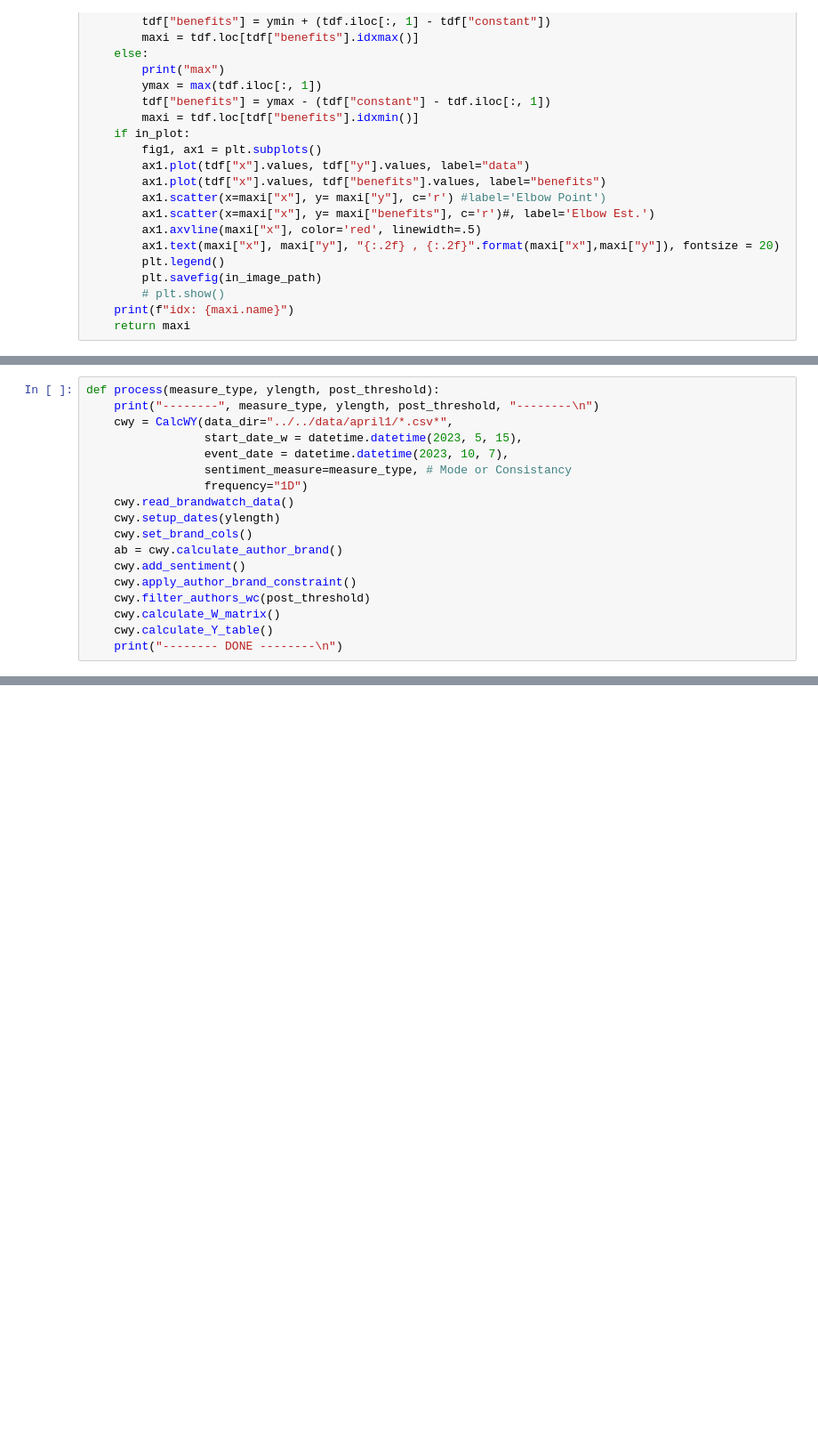
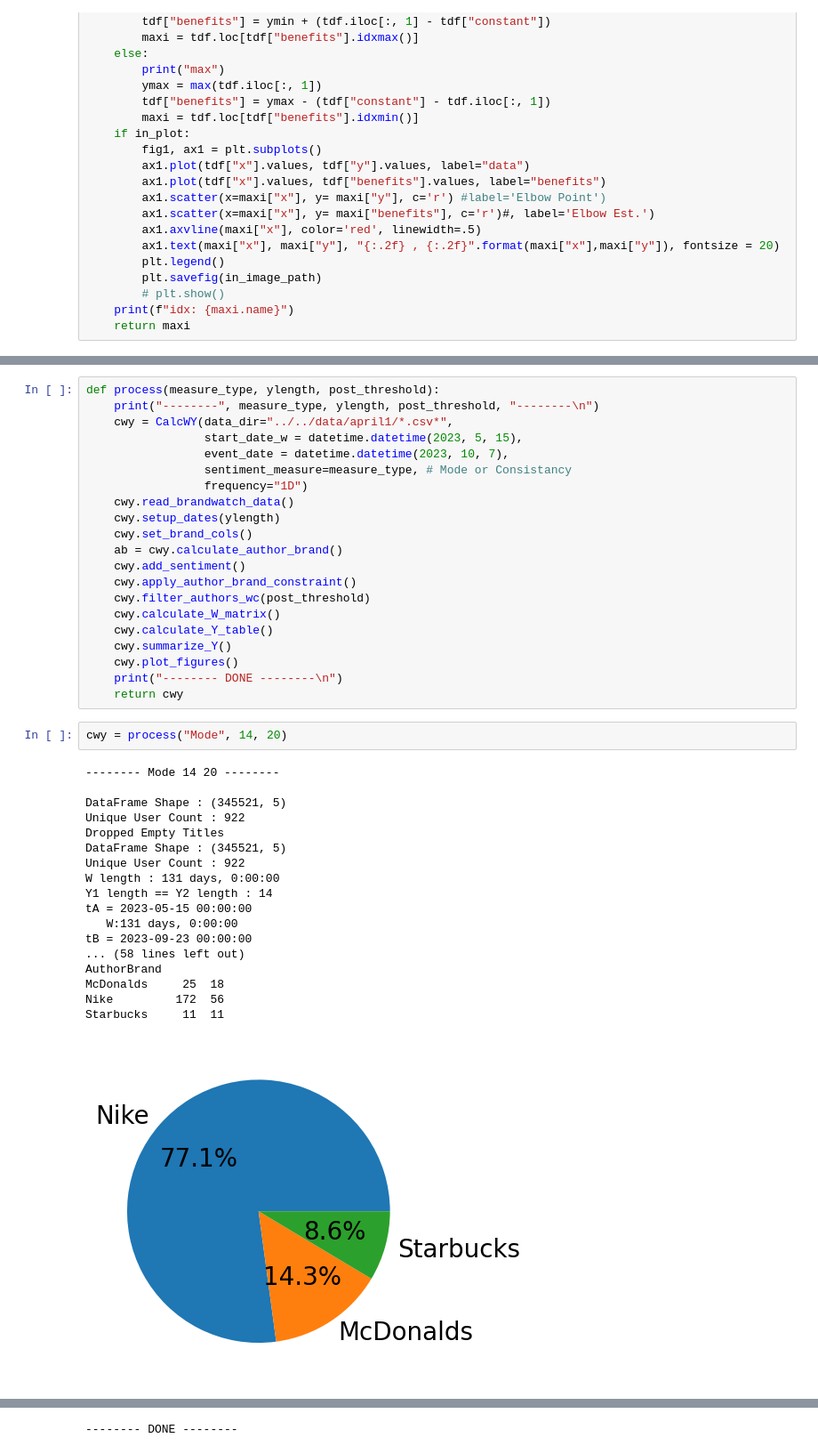
Before and after one commit to XiaoxiaChampon/xcj_hypothesis_test, a Jupyter notebook: source_code/python/WY_Calculator.ipynb, the cells around one changed output, grey strips where cells are left out. Shown at 89% size. Drawn from its saved outputs; the diff is of its cells as text; blank space fills up the shorter version.

```diff
--- a/source_code/python/WY_Calculator.ipynb
+++ b/source_code/python/WY_Calculator.ipynb
@@ -308,4 +379,28 @@ def process(measure_type, ylength, post_threshold):
     cwy.filter_authors_wc(post_threshold)
     cwy.calculate_W_matrix()
     cwy.calculate_Y_table()
+    cwy.summarize_Y()
+    cwy.plot_figures()
     print("-------- DONE --------\n")
+    return cwy
+# %%
+cwy = process("Mode", 14, 20)
+# %% [output]
+-------- Mode 14 20 --------
+
+DataFrame Shape : (345521, 5)
+Unique User Count : 922
+Dropped Empty Titles
+DataFrame Shape : (345521, 5)
+Unique User Count : 922
+W length : 131 days, 0:00:00
+Y1 length == Y2 length : 14
+tA = 2023-05-15 00:00:00
+   W:131 days, 0:00:00
+tB = 2023-09-23 00:00:00
+... (58 lines left out)
+AuthorBrand
+McDonalds     25  18
+Nike         172  56
+Starbucks     11  11
+[figure, added]
@@ -312,3 +409,4 @@ def process(measure_type, ylength, post_threshold):
+-------- DONE --------
 # %%
 for measure_type in ["Consistancy", "Mode"]:
     for ylength in [14, 30]:
```
Also changed, not shown: parts of 4 cells of this notebook.
